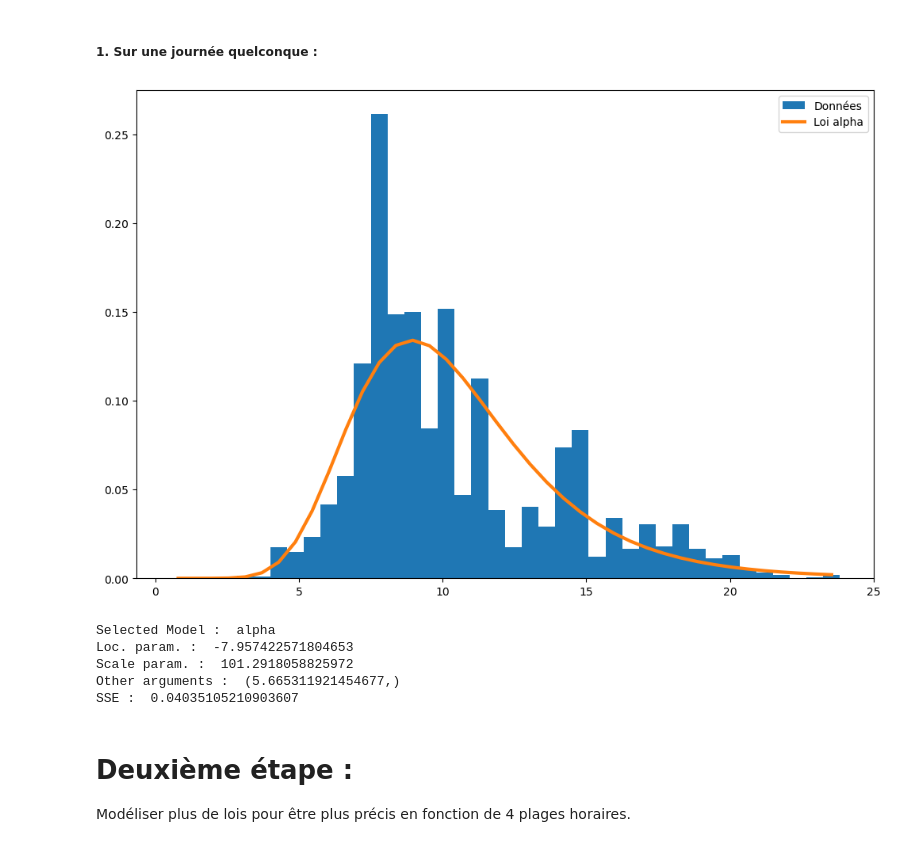
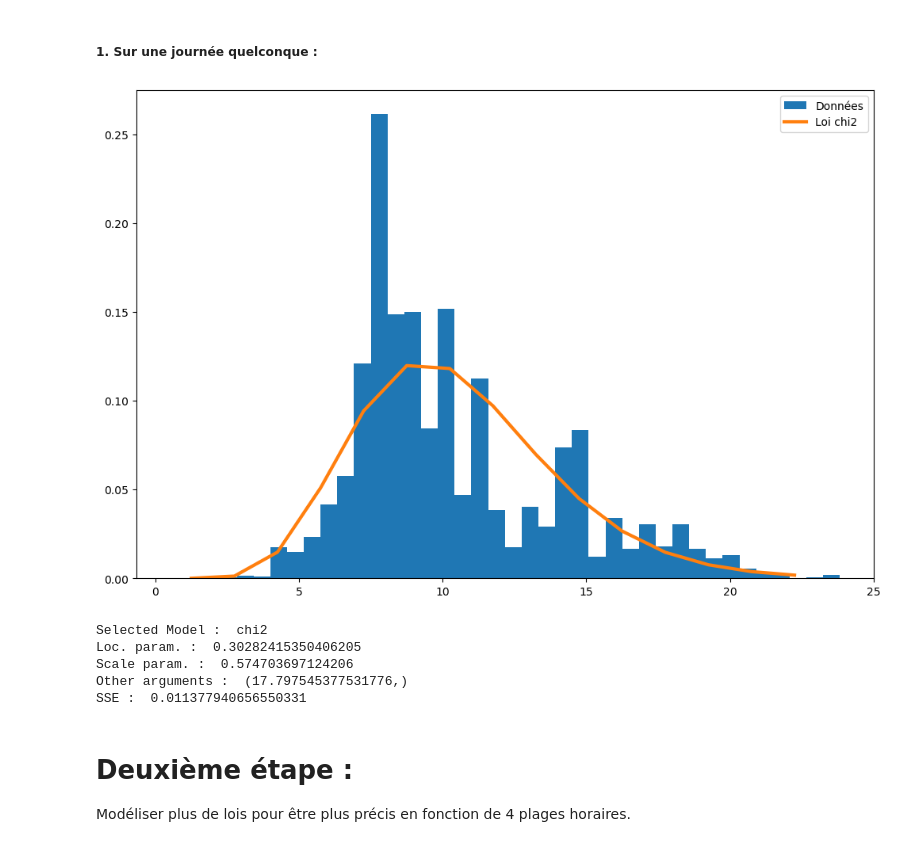
Before and after one commit to kilianguillon/Projet_statapp, a Jupyter notebook: PremierDepartPond.ipynb, the cells around one changed output. Cells and saved outputs as stored; diff of their text form; code cells hidden in the pictures.

```diff
--- a/PremierDepartPond.ipynb
+++ b/PremierDepartPond.ipynb
@@ -62,7 +62,7 @@ plt.show()
 y, x = np.histogram(premiers_departs.HEURE_DEPART, bins=40, density=True, weights=premiers_departs.POND_JOUR)
 x = (x + np.roll(x, -1))[:-1] / 2.0
 # %%
-dist_names = ['norm', 'beta','gamma', 'pareto', 't', 'lognorm', 'invgamma', 'invgauss',  'loggamma', 'alpha', 'chi', 'chi2']
+dist_names = [ 'pareto','lognorm', 'invgauss', 'chi2']
 sse = np.inf
 
 # Pour chaque distribution
@@ -77,39 +77,39 @@ for name in dist_names:
   scale = param[-1]
   arg = param[:-2]
 
   # PDF
   pdf = dist.pdf(x, *arg, loc=loc, scale=scale)
   # SSE
   model_sse = np.sum((y - pdf)**2)
 
   # Si le SSE est diminué, enregistrer la loi
   if model_sse < sse :
     best_pdf = pdf
     sse = model_sse
     best_loc = loc
     best_scale = scale
     best_arg = arg
     best_name = name
 
 plt.figure(figsize=(12,8))
 plt.hist(premiers_departs.HEURE_DEPART, bins=40, density=True, label="Données", weights=premiers_departs.POND_JOUR)
 plt.plot(x, best_pdf, label="Loi " + best_name, linewidth=3)
 plt.legend(loc='upper right')
 plt.show()
 
 # Détails sur la loi sélectionnée
 print("Selected Model : ", best_name)
 print("Loc. param. : ", best_loc)
 print("Scale param. : ", best_scale)
 print("Other arguments : ", best_arg)
 print("SSE : ", sse)
 # %% [output]
-[figure, old version]
+[figure, new version]
-Selected Model :  alpha
-Loc. param. :  -7.957422571804653
-Scale param. :  101.2918058825972
-Other arguments :  (5.665311921454677,)
-SSE :  0.04035105210903607
+Selected Model :  chi2
+Loc. param. :  0.30282415350406205
+Scale param. :  0.574703697124206
+Other arguments :  (17.797545377531776,)
+SSE :  0.011377940656550331
 # %% [markdown]
 # Deuxième étape :
 Modéliser plus de lois pour être plus précis en fonction de 4 plages horaires.
```
Also changed, not shown: 3 other files.
